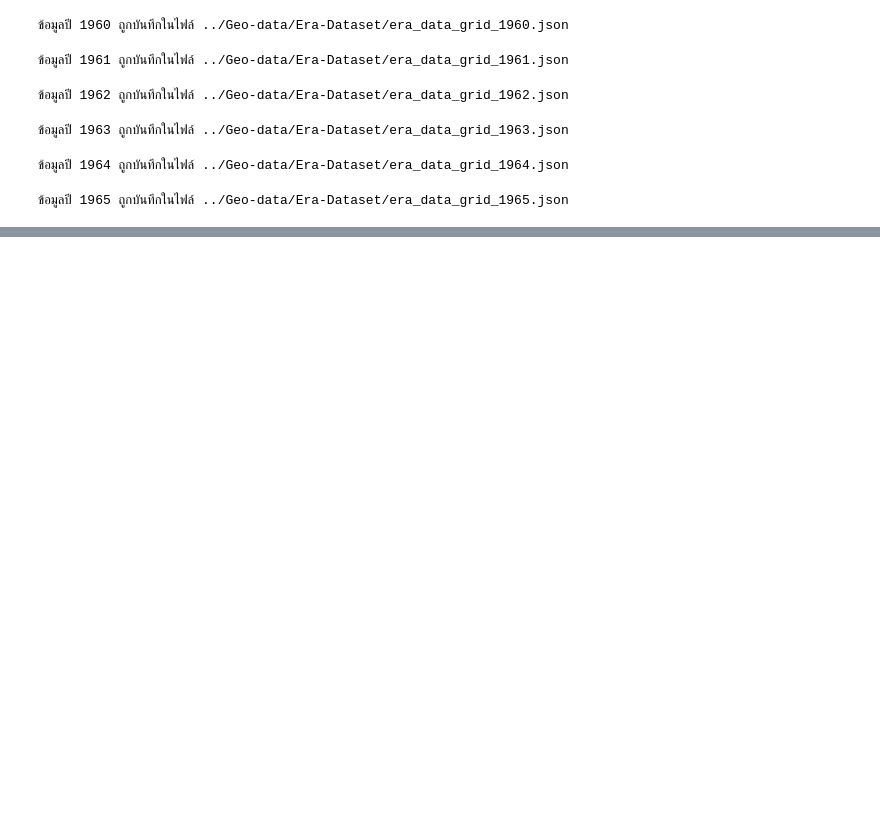
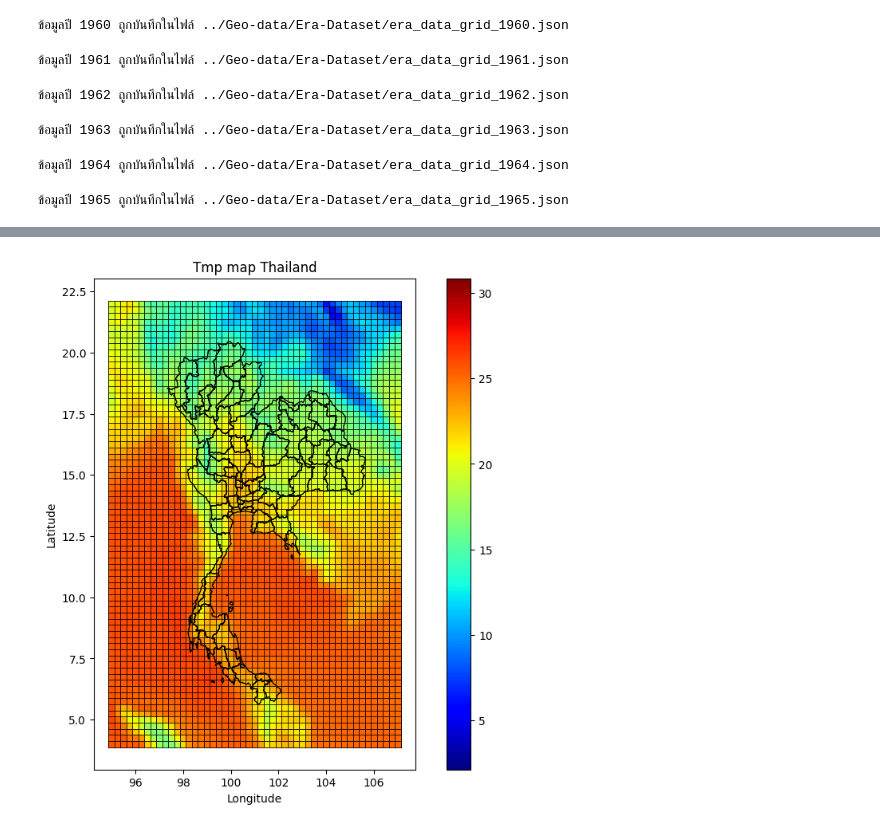
Before and after one commit to supakron-suk/climate-project-app, a Jupyter notebook: src/Jupyter/index-dataset.ipynb, the cells around one changed output, grey strips where cells are left out. Drawn from its saved outputs; the diff is of its cells as text; code cells hidden in the pictures; blank space fills up the shorter version.

```diff
--- a/src/Jupyter/index-dataset.ipynb
+++ b/src/Jupyter/index-dataset.ipynb
@@ -595,3 +800,28 @@ for year in range(1960, 1966):
+# %%
+import geopandas as gpd
+import matplotlib.pyplot as plt
+import seaborn as sns
+
+# โหลดข้อมูล GeoJSON
+data = gpd.read_file('../Geo-data/Era-Dataset/era_data_grid_1960.json')
+shapefile = gpd.read_file('../Geo-data/thailand-Geo.json')
+
+# สร้าง plot
+fig, ax = plt.subplots(figsize=(10, 8))
+
+# แสดงผลข้อมูลพื้นที่ด้วย GeoPandas
+data.plot(column='tnn', cmap='jet', linewidth=0.5, ax=ax, edgecolor='black', legend=True)
+
+shapefile.geometry.boundary.plot(ax=ax, color='black', linewidth=1)
+
+# ปรับแต่งการแสดงผลเพิ่มเติม
+plt.title('Tmp map Thailand')
+plt.xlabel('Longitude')
+plt.ylabel('Latitude')
+
+plt.show()
+# %% [output]
+[figure, added]
 # %%
 import xarray as xr
 import pandas as pd
```
Also changed, not shown: parts of 3 cells of this notebook, 6 other files.
